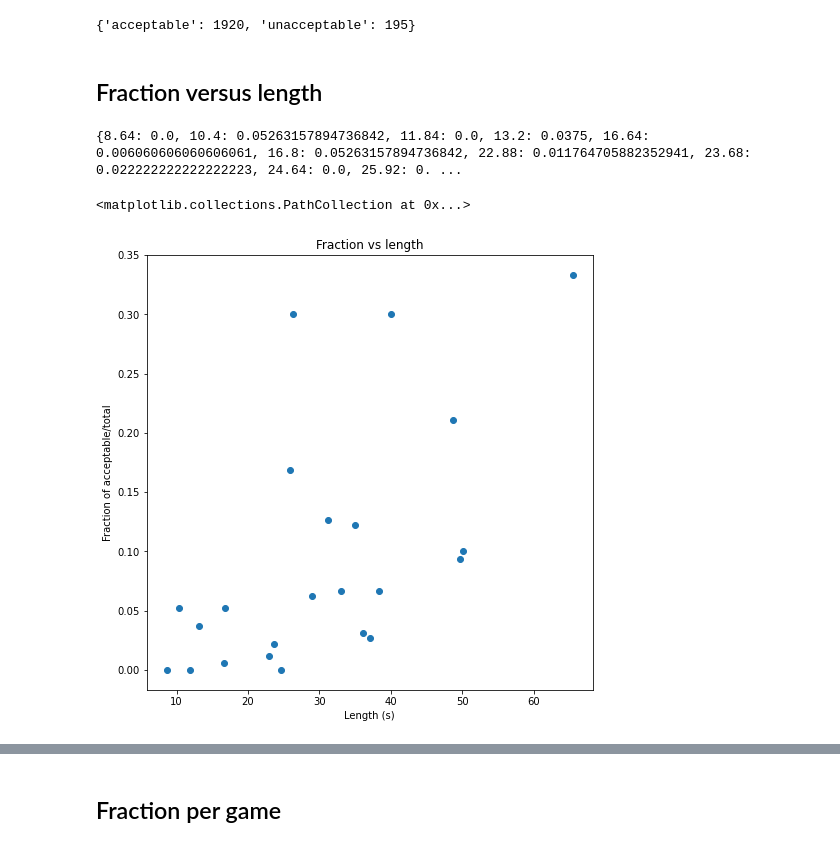
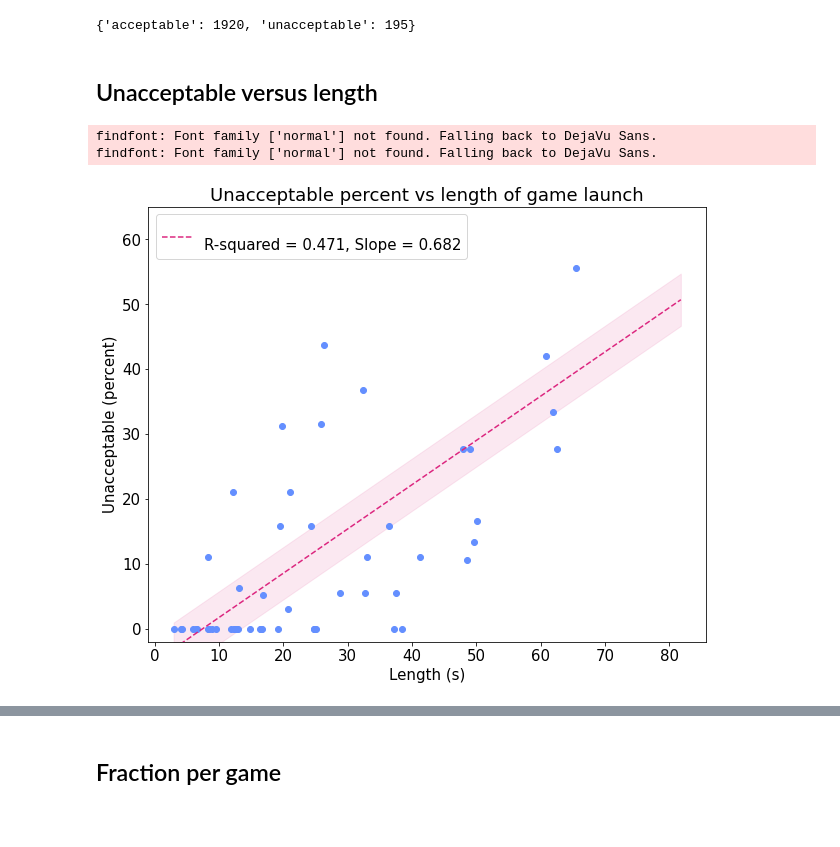
Before and after one commit to fedeit/User-Study-Game-Performance-Analysis-ISU, a Jupyter notebook: notebooks/Analysis.ipynb, the cells around one changed output, grey strips where cells are left out. Cells and saved outputs as stored; diff of their text form; code cells hidden in the pictures; blank space fills up the shorter version.

Commit message:
New plots

```diff
--- a/notebooks/Analysis.ipynb
+++ b/notebooks/Analysis.ipynb
@@ -12,27 +21,44 @@ metrics = {
 print(metrics)
 # %% [output]
 {'acceptable': 1920, 'unacceptable': 195}
+# %%
+FONT_SIZE = 15
+font = {'family' : 'normal',
+        'weight' : 'normal',
+        'size'   : FONT_SIZE}
+
+plt.rc('font', **font)
 # %% [markdown]
-## Fraction versus length
+## Unacceptable versus length
-# %%
-total = df.groupby(['Time']).size()
-acceptable = df.groupby(['Time'])['Acceptable'].sum()
-
-metrics2 = {}
-for time, total in total.items():
-    metrics2[time] = acceptable[time] / total
-print(metrics2)
-# %% [output]
-{8.64: 0.0, 10.4: 0.05263157894736842, 11.84: 0.0, 13.2: 0.0375, 16.64: 0.006060606060606061, 16.8: 0.05263157894736842, 22.88: 0.011764705882352941, 23.68: 0.022222222222222223, 24.64: 0.0, 25.92: 0. ...
+# %%
+def plotSeries(x, y, color1, color2, label):
+    coef = np.polyfit(x, y, 1)
+    poly1d_fn = np.poly1d(coef)
+    plt.plot(x, poly1d_fn(x), '--', color=color2, label=label + "\nR-squared = {:.3f}".format(r2_score(y, poly1d_fn(x))) + ", Slope = {:.3f}".format(coef[0]))
+    ci = 1.645 * np.std(y) / np.sqrt(len(x))
+    plt.fill_between(x, (poly1d_fn(x)-ci), (poly1d_fn(x)+ci), color=color2, alpha=.1)
+    plt.scatter(x, y, c=color1)
+    plt.legend(loc="upper left")
 # %%
-import matplotlib.pyplot as plt
-plt.figure(figsize=(8, 8))
-x = metrics2.keys()
-y = metrics2.values()
+reduced = df[df['Type'] == 'load']
+reduced = reduced.groupby(['Time'])[['Unacceptable', 'ones']].sum()
+reduced['Unacceptable %'] = reduced['Unacceptable'] / reduced['ones'] * 100
+
+title = 'Unacceptable percent vs length of game launch'
+
+plt.figure(figsize=(10, 8))
+x = reduced.index
+y = reduced['Unacceptable %']
 plt.xlabel('Length (s)')
-plt.ylabel('Fraction of acceptable/total')
-plt.title('Fraction vs length')
-plt.scatter(x, y)
+plt.ylabel('Unacceptable (percent)')
+plt.title(title)
+
+plotSeries(x, y, colors[0], colors[2], "")
+
+plt.ylim(-2, 65)
+plt.savefig(title + '.png')
+plt.show()
 # %% [output]
-<matplotlib.collections.PathCollection at 0x...>
+findfont: Font family ['normal'] not found. Falling back to DejaVu Sans.
+findfont: Font family ['normal'] not found. Falling back to DejaVu Sans.
-[figure, old version]
+[figure, new version]
```
Also changed, not shown: parts of 16 cells of this notebook.
